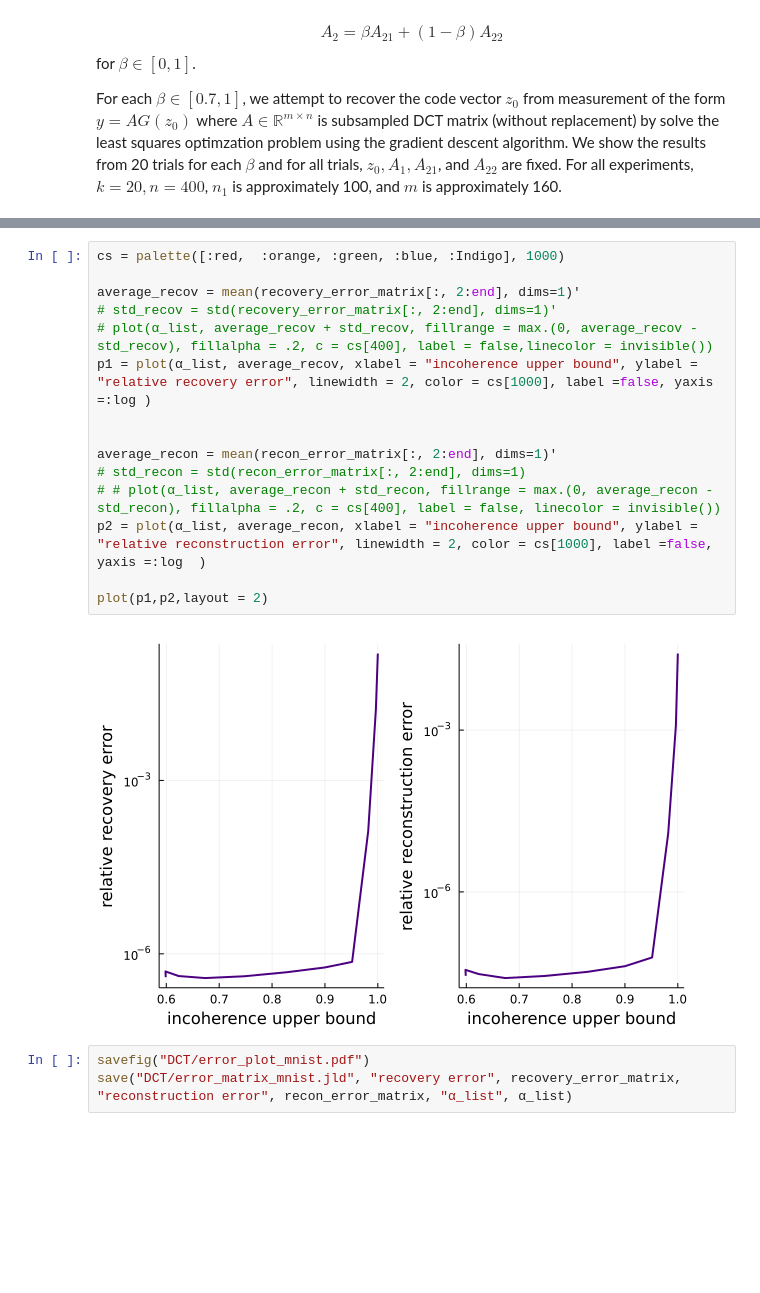
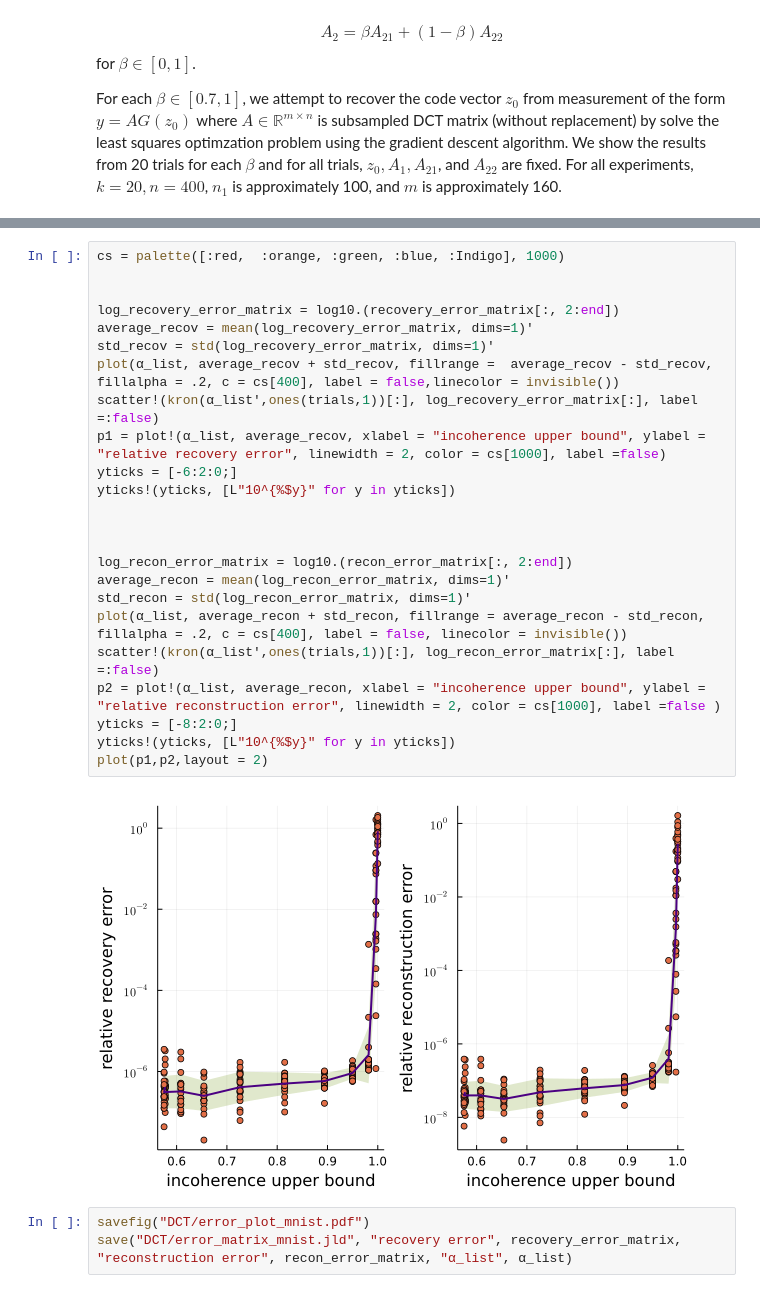
Before and after one commit to babhrujoshi/GNN_Isometries, a Jupyter notebook: GNN_isometry.ipynb, the cells around one changed output, grey strips where cells are left out. Cells and saved outputs as stored; diff of their text form; blank space fills up the shorter version.

Commit message:
log plot and scatter

```diff
--- a/GNN_isometry.ipynb
+++ b/GNN_isometry.ipynb
@@ -248,20 +263,29 @@ Loading model...Done
 # %%
 cs = palette([:red,  :orange, :green, :blue, :Indigo], 1000)
 
-average_recov = mean(recovery_error_matrix[:, 2:end], dims=1)'
-# std_recov = std(recovery_error_matrix[:, 2:end], dims=1)'
-# plot(α_list, average_recov + std_recov, fillrange = max.(0, average_recov - std_recov), fillalpha = .2, c = cs[400], label = false,linecolor = invisible())
-p1 = plot(α_list, average_recov, xlabel = "incoherence upper bound", ylabel = "relative recovery error", linewidth = 2, color = cs[1000], label =false, yaxis =:log )
+
+log_recovery_error_matrix = log10.(recovery_error_matrix[:, 2:end])
+average_recov = mean(log_recovery_error_matrix, dims=1)'
+std_recov = std(log_recovery_error_matrix, dims=1)'
+plot(α_list, average_recov + std_recov, fillrange =  average_recov - std_recov, fillalpha = .2, c = cs[400], label = false,linecolor = invisible())
+scatter!(kron(α_list',ones(trials,1))[:], log_recovery_error_matrix[:], label =:false)
+p1 = plot!(α_list, average_recov, xlabel = "incoherence upper bound", ylabel = "relative recovery error", linewidth = 2, color = cs[1000], label =false)
+yticks = [-6:2:0;]
+yticks!(yticks, [L"10^{%$y}" for y in yticks])
 
 
-average_recon = mean(recon_error_matrix[:, 2:end], dims=1)'
-# std_recon = std(recon_error_matrix[:, 2:end], dims=1)
-# # plot(α_list, average_recon + std_recon, fillrange = max.(0, average_recon - std_recon), fillalpha = .2, c = cs[400], label = false, linecolor = invisible())
-p2 = plot(α_list, average_recon, xlabel = "incoherence upper bound", ylabel = "relative reconstruction error", linewidth = 2, color = cs[1000], label =false, yaxis =:log  )
 
+log_recon_error_matrix = log10.(recon_error_matrix[:, 2:end])
+average_recon = mean(log_recon_error_matrix, dims=1)'
+std_recon = std(log_recon_error_matrix, dims=1)'
+plot(α_list, average_recon + std_recon, fillrange = average_recon - std_recon, fillalpha = .2, c = cs[400], label = false, linecolor = invisible())
+scatter!(kron(α_list',ones(trials,1))[:], log_recon_error_matrix[:], label =:false)
+p2 = plot!(α_list, average_recon, xlabel = "incoherence upper bound", ylabel = "relative reconstruction error", linewidth = 2, color = cs[1000], label =false )
+yticks = [-8:2:0;]
+yticks!(yticks, [L"10^{%$y}" for y in yticks])
 plot(p1,p2,layout = 2)
 # %% [output]
-[figure, old version]
+[figure, new version]
 # %%
 savefig("DCT/error_plot_mnist.pdf")
 save("DCT/error_matrix_mnist.jld", "recovery error", recovery_error_matrix, "reconstruction error", recon_error_matrix, "α_list", α_list)
```
Also changed, not shown: parts of 18 cells of this notebook, 4 other files.
